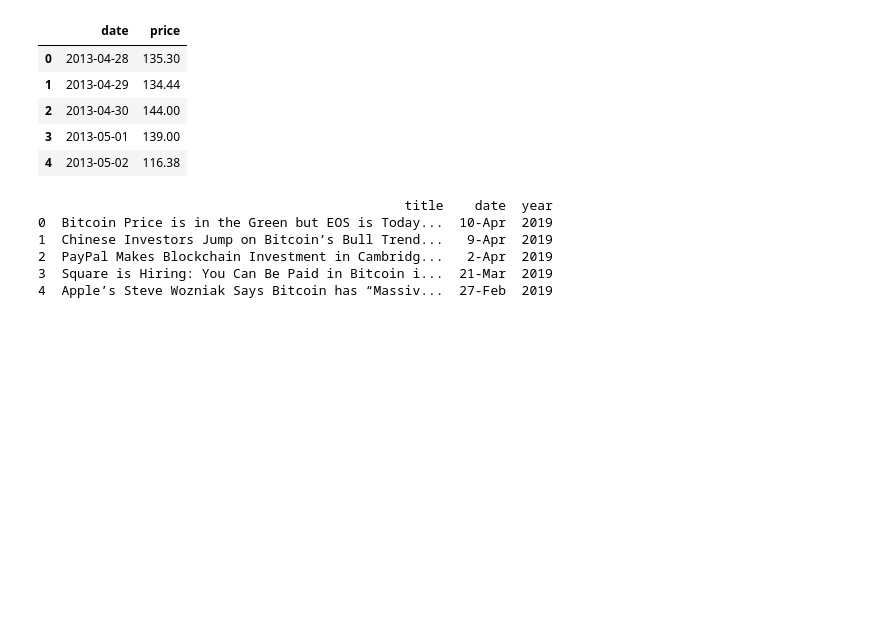
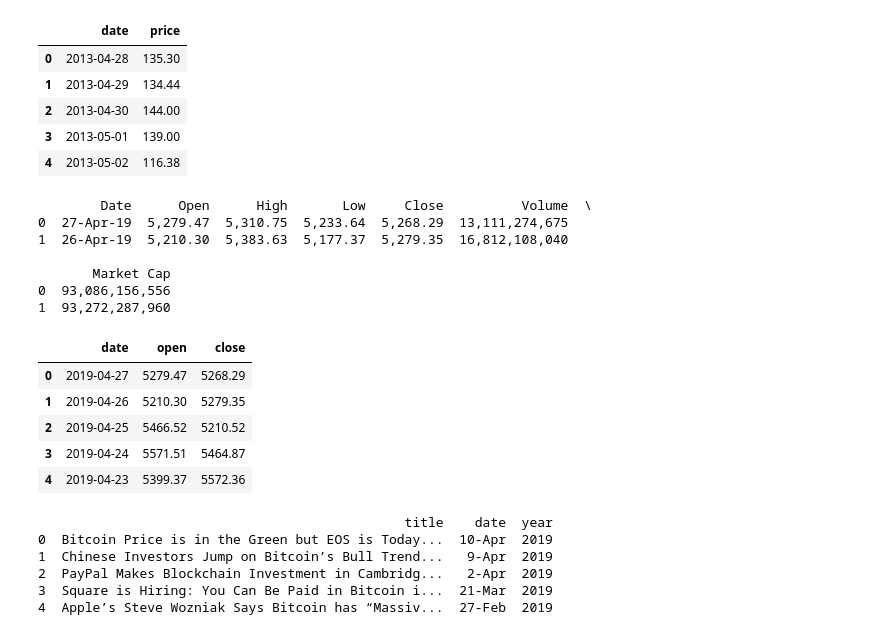
Before and after one commit to uic-cs418/cs418-project-slamming-squad-1, a Jupyter notebook: cleaned_raw_data/ML_Progress_Report.ipynb, the cells around one changed output. Saved outputs shown, nothing was run; the diff lists cells and outputs as text; code cells hidden in the pictures; blank space fills up the shorter version.

```diff
--- a/cleaned_raw_data/ML_Progress_Report.ipynb
+++ b/cleaned_raw_data/ML_Progress_Report.ipynb
@@ -56,6 +60,34 @@ priceOfBitcoin.head()
 | 2 | 2013-04-30 | 144.00 |
 | 3 | 2013-05-01 | 139.00 |
 | 4 | 2013-05-02 | 116.38 |
+# %%
+priceOfBitcoin = pd.read_csv('pricing_data/Cryptocurrency.csv')
+def pre_process_price(priceOfBitcoin):
+    """
+    """
+    priceOfBitcoin.rename(columns={'Date':'date', 'Open':'open', 'Close':'close'}, inplace=True)
+    priceOfBitcoin['date'] = priceOfBitcoin['date'].apply(lambda x: datetime.datetime.strptime(x, '%d-%b-%y'))
+    priceOfBitcoin['open'] = priceOfBitcoin['open'].apply(lambda x: float(x.replace(',', '')))
+    priceOfBitcoin['close'] = priceOfBitcoin['close'].apply(lambda x: float(x.replace(',', '')))
+    price_df = priceOfBitcoin[['date', 'open', 'close']]
+    return price_df
+print(priceOfBitcoin.head(2))
+priceOfBitcoin = pre_process_price(priceOfBitcoin)
+priceOfBitcoin.head()
+# %% [output]
+        Date      Open      High       Low     Close          Volume  \
+0  27-Apr-19  5,279.47  5,310.75  5,233.64  5,268.29  13,111,274,675
+1  26-Apr-19  5,210.30  5,383.63  5,177.37  5,279.35  16,812,108,040
+
+       Market Cap
+0  93,086,156,556
+1  93,272,287,960
+|  | date | open | close |
+| 0 | 2019-04-27 | 5279.47 | 5268.29 |
+| 1 | 2019-04-26 | 5210.30 | 5279.35 |
+| 2 | 2019-04-25 | 5466.52 | 5210.52 |
+| 3 | 2019-04-24 | 5571.51 | 5464.87 |
+| 4 | 2019-04-23 | 5399.37 | 5572.36 |
 # %%
 # Read from cryptocurrencynews.csv
 def pre_process_curr(newsOfBitcoin):
```
Also changed, not shown: parts of 9 cells of this notebook.
